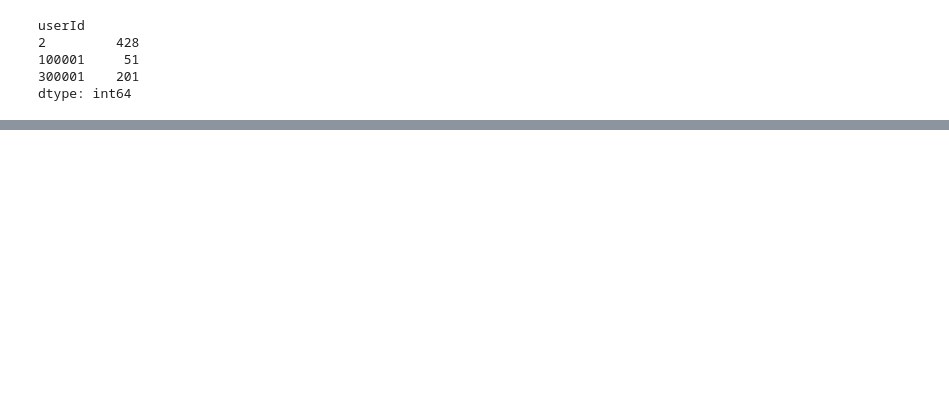
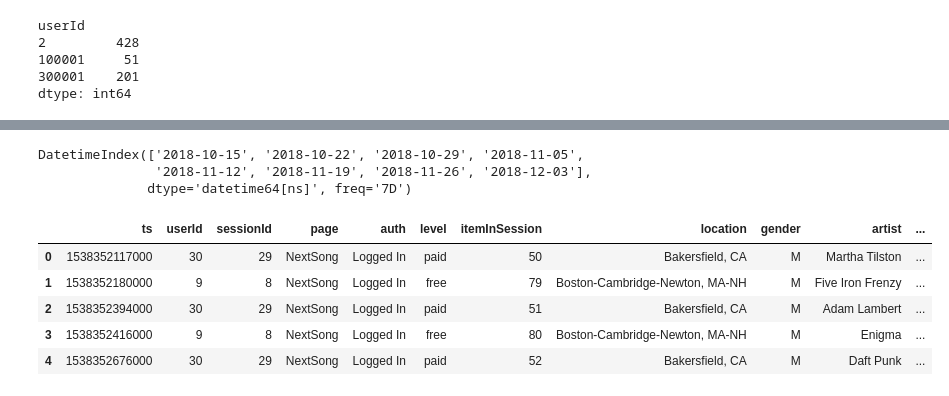
Before and after one commit to gilzero/project_churn_spark, a Jupyter notebook: sparkify.ipynb, the cells around one changed output, grey strips where cells are left out. Saved outputs shown, nothing was run; the diff lists cells and outputs as text; code cells hidden in the pictures; blank space fills up the shorter version.

```diff
--- a/sparkify.ipynb
+++ b/sparkify.ipynb
@@ -403,0 +561,21 @@ df
+# %%
+# Moving Periods. 4 weeks for each period. Move one week each step.
+
+periods = pd.date_range(start=observation_start_date - pd.Timedelta('21 days'), end=observation_end_date, freq='7D')
+periods
+# %% [output]
+DatetimeIndex(['2018-10-15', '2018-10-22', '2018-10-29', '2018-11-05',
+               '2018-11-12', '2018-11-19', '2018-11-26', '2018-12-03'],
+              dtype='datetime64[ns]', freq='7D')
+# %%
+# Softcopy for periods subset
+
+df_p = df.copy()
+df_p.head()
+# %% [output]
+|  | ts | userId | sessionId | page | auth | level | itemInSession | location | gender | artist | ... |
+| 0 | 1538352117000 | 30 | 29 | NextSong | Logged In | paid | 50 | Bakersfield, CA | M | Martha Tilston | ... |
+| 1 | 1538352180000 | 9 | 8 | NextSong | Logged In | free | 79 | Boston-Cambridge-Newton, MA-NH | M | Five Iron Frenzy | ... |
+| 2 | 1538352394000 | 30 | 29 | NextSong | Logged In | paid | 51 | Bakersfield, CA | M | Adam Lambert | ... |
+| 3 | 1538352416000 | 9 | 8 | NextSong | Logged In | free | 80 | Boston-Cambridge-Newton, MA-NH | M | Enigma | ... |
+| 4 | 1538352676000 | 30 | 29 | NextSong | Logged In | paid | 52 | Bakersfield, CA | M | Daft Punk | ... |
```
Also changed, not shown: parts of 67 cells of this notebook, 1 other file.
